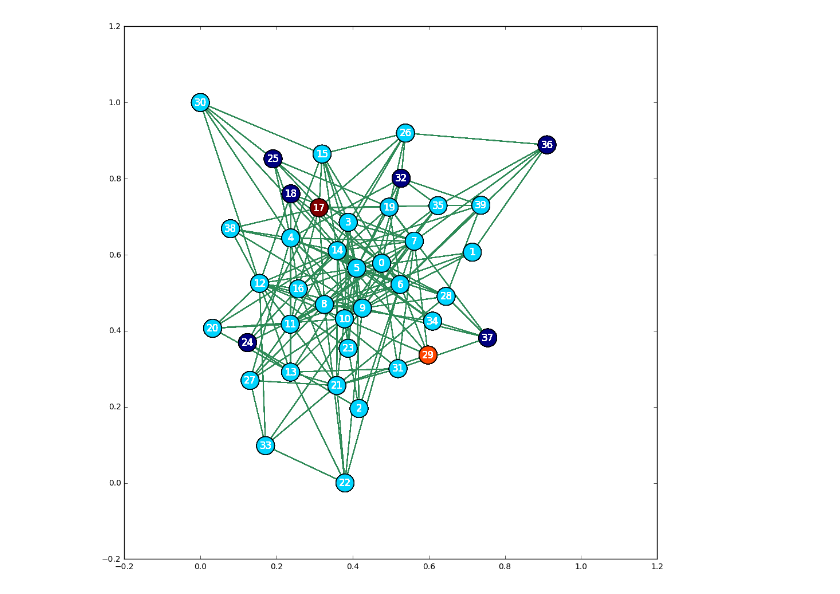
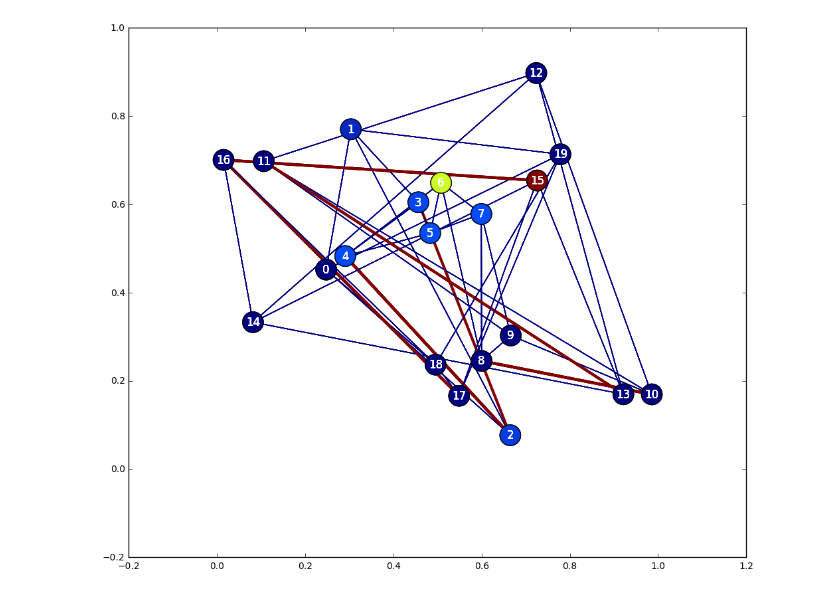
Before and after one commit to rshen36/math17, a Jupyter notebook: adamic-adar.ipynb, the cells around one changed output. Cells and saved outputs as stored; diff of their text form; code cells hidden in the pictures.

Commit message:
still hacking away at visualizing dfs and simple ws network

```diff
--- a/adamic-adar.ipynb
+++ b/adamic-adar.ipynb
@@ -14,67 +14,67 @@ from IPython import display
 s = 3 # for reproducibility
 
 # parameters -> change these to generate random graphs with (somewhat) different properties
-n = 40 # number of nodes
-k = 5 # WS: number of nearest neighbors to join
+n = 20 # number of nodes
+k = 4 # WS: number of nearest neighbors to join
 p = .001 # WS: probability of: adding a new edge (NWS), rewiring an existing edge (WS)
 m = 5 # BA: number of edges to attach from a new node to an existing node (1 <= m < n)
 p_hk = .001 # HK: probability of adding a triangle after adding a random edge
 
-# create the actual random graphs
-nws_network = nx.newman_watts_strogatz_graph(n,k,p,seed=s)
-ws_network = nx.watts_strogatz_graph(n,k,p,seed=s)
-#cws_network = nx.connected_watts_strogatz_graph(n,k,p,seed=s) # if I want to guarantee a connected graph
-ba_network = nx.barabasi_albert_graph(n,m,seed=s)
+# create the actual random graph
+#nws_network = nx.newman_watts_strogatz_graph(n,k,p,seed=s)
+#ws_network = nx.watts_strogatz_graph(n,k,p,seed=s)
+cws_network = nx.connected_watts_strogatz_graph(n,k,p,seed=s) # for guaranteeing a connected graph
+#ba_network = nx.barabasi_albert_graph(n,m,seed=s)
 #hk_network = nx.powerlaw_cluster_graph(n,m,p_hk,seed=s) # BA model w/ addl prob of triangles at each time step
-#kleinberg_network = nx.naviagable_small_world_graph() # ???
+#kleinberg_network = nx.navigable_small_world_graph() # ???
 # %%
-G = ba_network # choose a network type to visualize
+G = cws_network # choose a network type to visualize
+pos = nx.random_layout(G)
 
 # set up drawing
 fig, ax = plt.subplots(1,1,figsize=(12,12))
 ax.set_aspect('equal'); ax.hold(True)
-pos = nx.fruchterman_reingold_layout(G)
+pos = nx.random_layout(G)
 
 # set edge attributes
-traversed = dict()
-for e in G.edges(): traversed[e] = 2
-nx.set_edge_attributes(G,'traversed',traversed)
+explored = dict()
+for e in G.edges(): explored[e] = 1
+nx.set_edge_attributes(G,'explored',explored)
 
 # set node attributes
-visited = dict()
-for n in G.nodes(): visited[n] = 1
-nx.set_node_attributes(G,'visited',visited)
+discovered = dict()
+for n in G.nodes(): discovered[n] = 0
+nx.set_node_attributes(G,'discovered',discovered)
 
-# determine random start and target nodez
-N = nx.number_of_nodes(G)
-start = random.randint(1,N); target = random.randint(1,N)
+# determine random start and target nodes
+start = random.randint(1,n); target = random.randint(1,n)
+discovered[start] = 3; discovered[target] = 5
+nx.set_node_attributes(G,'discovered',discovered)
 
-# visualize BFS
-node_queue = list(); node_queue.append(start)
-visited[start] = 6; visited[target] = 4;
-nx.set_node_attributes(G,'visited',visited)
-while len(node_queue) > 0:
+visited = list(); visited.insert(0,start); t = 0
+while len(visited) > 0:
+    current = visited.pop(0)
+    if discovered[current] != 1:
+        if current == target: break
+        if current != start:
+            discovered[current] = 1; nx.set_node_attributes(G,'discovered',discovered)
+        if (old,current) in explored:
+            explored[(old,current)] = 3; nx.set_edge_attributes(G,'explored',explored)
+        elif (current,old) in explored:
+            explored[(current,old)] = 3; nx.set_edge_attributes(G,'explored',explored)
+
+        for n in G.neighbors(current):
+            if discovered[n] == 0: visited.insert(0,n)
+    old = current
+
     # get current attributes
-    node_list,node_visited = zip(*nx.get_node_attributes(G,'visited').items())
-    edge_list,edge_traversed = zip(*nx.get_edge_attributes(G,'traversed').items())
+    node_list,node_discovered = zip(*nx.get_node_attributes(G,'discovered').items())
+    edge_list,edge_explored = zip(*nx.get_edge_attributes(G,'explored').items())
 
     # visualize current step
-    nx.draw_networkx_nodes(G,pos,node_size=500,node_color=node_visited,alpha=.75)
+    nx.draw_networkx_nodes(G,pos,node_size=500,node_color=node_discovered,alpha=.5)
     nx.draw_networkx_labels(G,pos,font_size=12,font_color='white')
-    nx.draw_networkx_edges(G,pos,edge_color="seagreen")
+    nx.draw_networkx_edges(G,pos,edge_color=edge_explored,width=1*np.array(edge_explored))
     display.display(fig)
     display.clear_output(wait=True)
-
-    old = current
-    current = node_queue.pop(0) # get next node
-    if current == target: break # check if done
-    if current != start:
-        visited[current] = 3;
-        nx.set_node_attributes(G,'visited',visited)
-    #traversed[(old,current)] = 4; nx.set_edge_attributes(G,'traversed',traversed)
-
-    # otherwise, continue search
-    for n in G.neighbors(current):
-        if visited[n] == 1: # not yet visited
-            node_queue.append(n)
 # %% [output]
@@ -82 +81 @@ KeyboardInterrupt:
-[figure, old version]
+[figure, new version]
```
Also changed, not shown: parts of 2 cells of this notebook.
